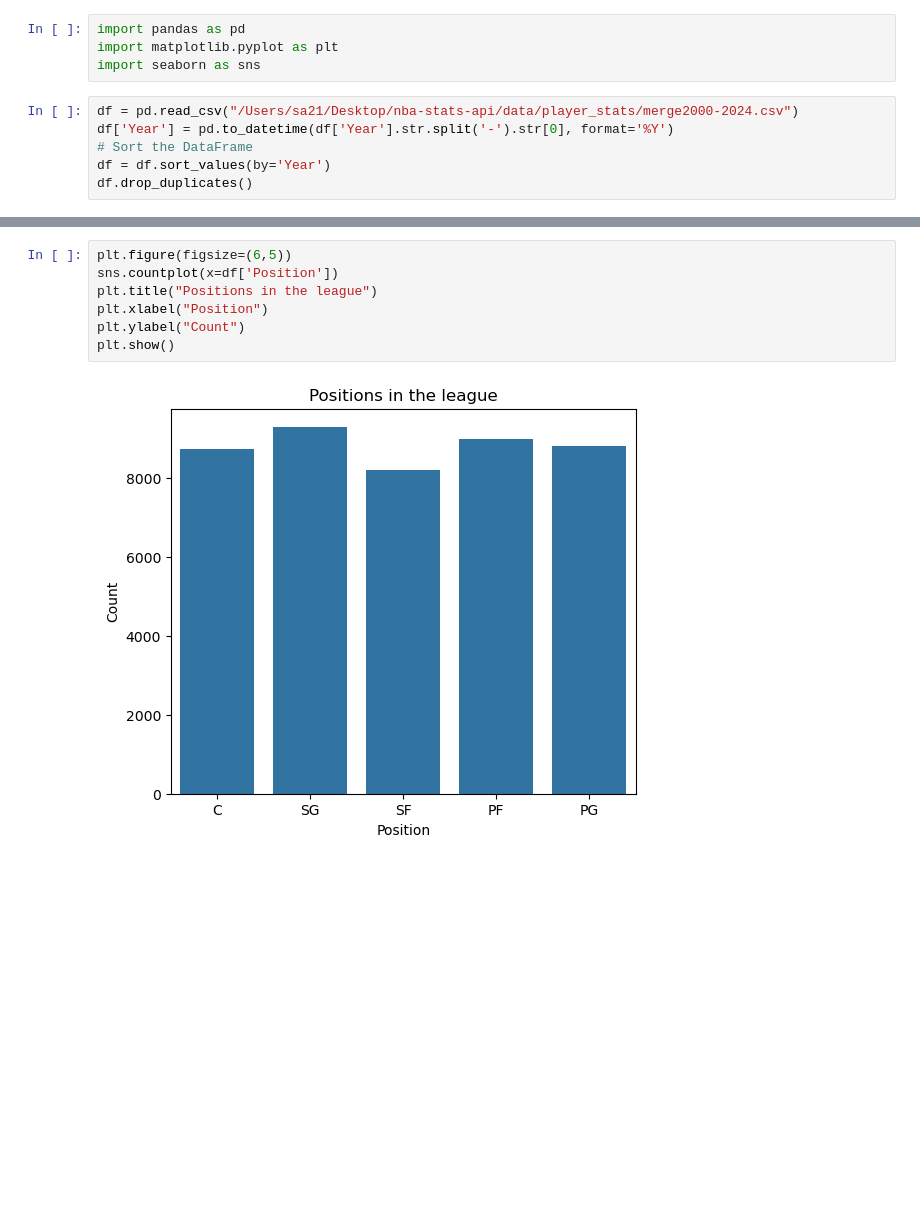
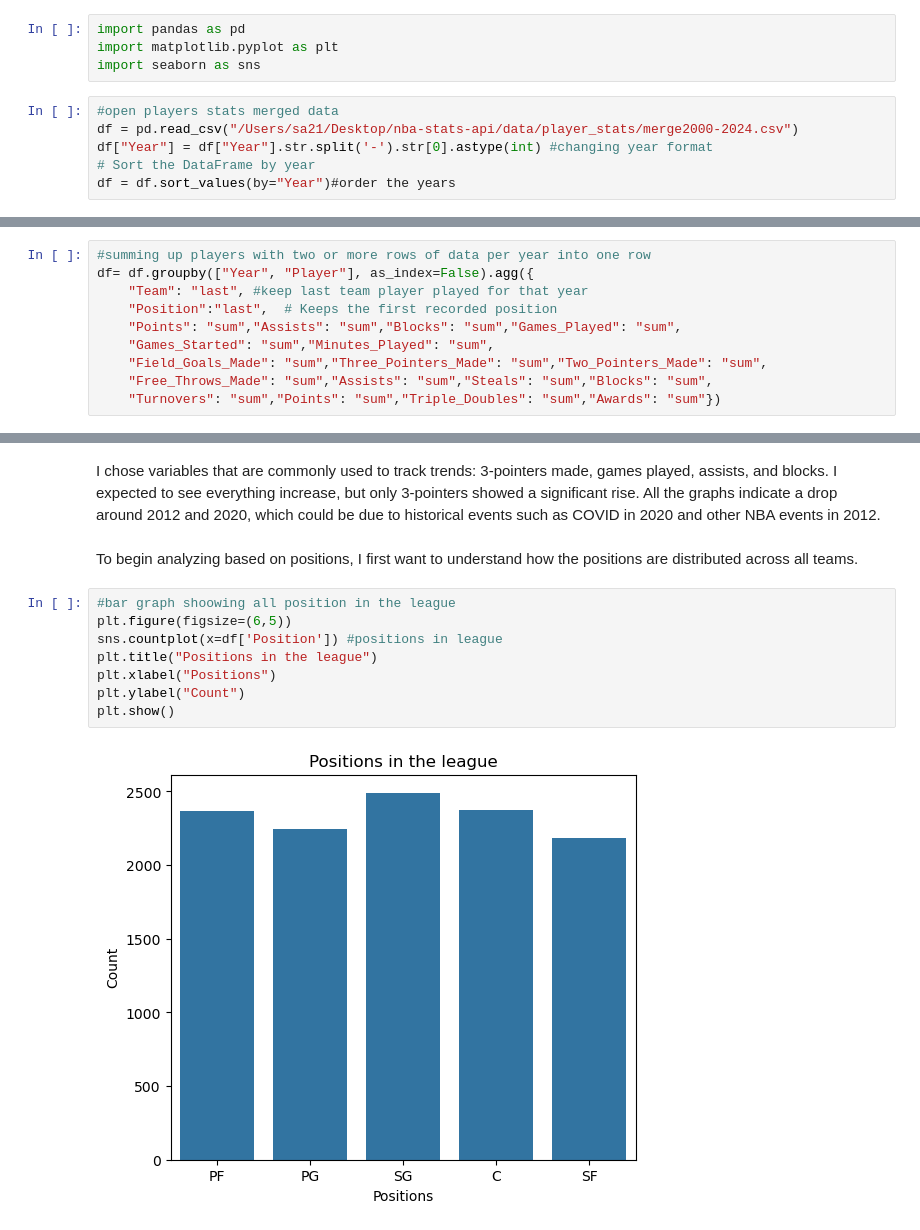
Before and after one commit to khadazhaia/nba-stats, a Jupyter notebook: notebooks/ricardi_eda.ipynb, the cells around one changed output, grey strips where cells are left out. Saved outputs shown, nothing was run; the diff lists cells and outputs as text; blank space fills up the shorter version.

```diff
--- a/notebooks/ricardi_eda.ipynb
+++ b/notebooks/ricardi_eda.ipynb
@@ -3,8 +15,8 @@ import pandas as pd
 import matplotlib.pyplot as plt
 import seaborn as sns
 # %%
+#open players stats merged data
 df = pd.read_csv("/Users/sa21/Desktop/nba-stats-api/data/player_stats/merge2000-2024.csv")
-df['Year'] = pd.to_datetime(df['Year'].str.split('-').str[0], format='%Y')
-# Sort the DataFrame
-df = df.sort_values(by='Year')
-df.drop_duplicates()
+df["Year"] = df["Year"].str.split('-').str[0].astype(int) #changing year format
+# Sort the DataFrame by year
+df = df.sort_values(by="Year")#order the years
@@ -73,0 +55,10 @@ memory usage: 10.1+ MB
+# %%
+#summing up players with two or more rows of data per year into one row
+df= df.groupby(["Year", "Player"], as_index=False).agg({
+    "Team": "last", #keep last team player played for that year
+    "Position":"last",  # Keeps the first recorded position
+    "Points": "sum","Assists": "sum","Blocks": "sum","Games_Played": "sum",
+    "Games_Started": "sum","Minutes_Played": "sum",
+    "Field_Goals_Made": "sum","Three_Pointers_Made": "sum","Two_Pointers_Made": "sum",
+    "Free_Throws_Made": "sum","Assists": "sum","Steals": "sum","Blocks": "sum",
+    "Turnovers": "sum","Points": "sum","Triple_Doubles": "sum","Awards": "sum"})
@@ -124,9 +185,14 @@ plt.show()
+# %% [markdown]
+I chose variables that are commonly used to track trends: 3-pointers made, games played, assists, and blocks. I expected to see everything increase, but only 3-pointers showed a significant rise. All the graphs indicate a drop around 2012 and 2020, which could be due to historical events such as COVID in 2020 and other NBA events in 2012.
+# %% [markdown]
+To begin analyzing based on positions, I first want to understand how the positions are distributed across all teams.
 # %%
+#bar graph shoowing all position in the league
 plt.figure(figsize=(6,5))
-sns.countplot(x=df['Position'])
+sns.countplot(x=df['Position']) #positions in league
 plt.title("Positions in the league")
-plt.xlabel("Position")
+plt.xlabel("Positions")
 plt.ylabel("Count")
 plt.show()
 # %% [output]
-[figure, old version]
+[figure, new version]
```
Also changed, not shown: parts of 34 cells of this notebook.
